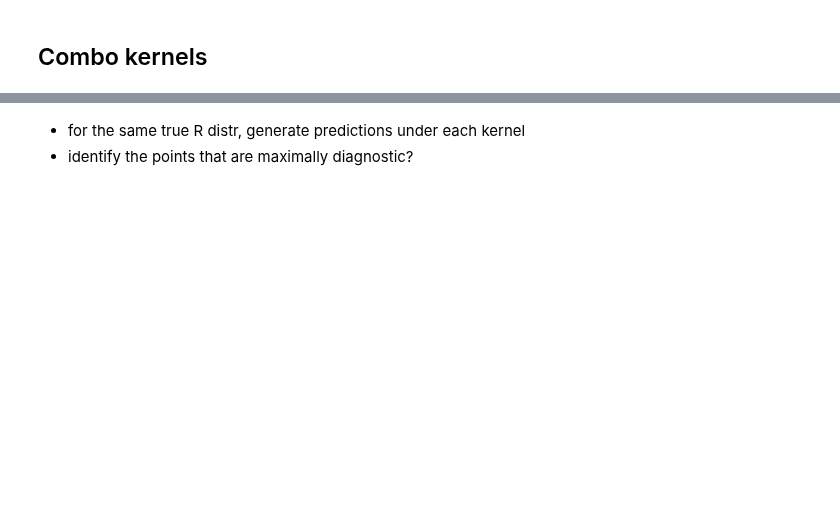
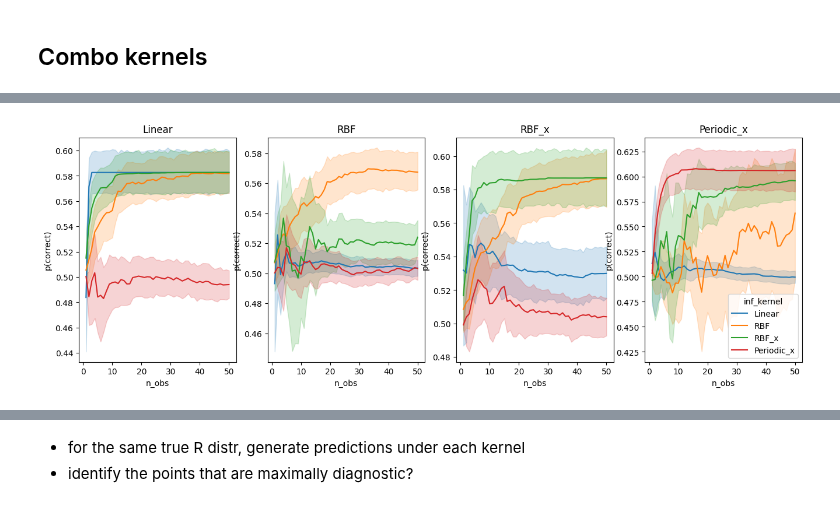
Before and after one commit to tgham/context_exploration, a Jupyter notebook: GP_worlds.ipynb, the cells around one changed output, grey strips where cells are left out. Cells and saved outputs as stored; diff of their text form; code cells hidden in the pictures; blank space fills up the shorter version.

```diff
--- a/GP_worlds.ipynb
+++ b/GP_worlds.ipynb
@@ -337,22 +367,22 @@ for c in range(len(combo_koi)):
     # sample from combo kernel
     combo_k = combo_koi[c][0]*combo_koi[c][1]
     title = combo_names[c][0]+'*'+combo_names[c][1]
-    if GP.k_check(combo_k):
+    if gp.k_check(combo_k):
         print(title)
         continue
     ax = plt.subplot(4,7,c+1, )
     # ax = axs.flatten()[c]
     # ax = axs[0,c]
-    samples = GP.sample(combo_k)
-    GP.plot_r(samples, ax, title)
+    samples = gp.sample(combo_k)
+    gp.plot_r(samples, ax, title)
 
     ## posterior inference
     # n_obs = 4
-    # obs, post_mean = GP.predict_rewards(combo_k, samples, n_obs)
-    # GP.plot_obs(obs, ax)
+    # obs, post_mean = gp.predict_rewards(combo_k, samples, n_obs)
+    # gp.plot_obs(obs, ax)
     # # ax = axs2.flatten()[c]
     # ax = axs[1,c]
-    # GP.plot_r(post_mean.reshape(N,N), ax)
+    # gp.plot_r(post_mean.reshape(N,N), ax)
 
 
     ## plot the kernel itself
@@ -363,0 +398,18 @@ Linear_x*Linear_y
+# %%
+# gp.gen_preds(samples, n_obs)
+n_pred = n_obs
+pred_idx = np.random.randint(0, N**2, size=(n_pred, 2))
+
+## map these observations to the grid and get the reward values
+pred_coords = np.column_stack(np.unravel_index(pred_idx, (N, N)))[:,np.array([0,2,1,3])].reshape(-1,2,2)
+pred_rewards = samples[pred_coords[:, 0], pred_coords[:, 1]] #i.e. the true rewards
+# preds = np.column_stack([pred_idx, pred_coords, pred_rewards])
+
+print(pred_idx.shape)
+print(pred_coords.shape)
+print(pred_rewards.shape)
+
+## combine preds together into a 5x4x2 array
+preds = np.column_stack([pred_idx, pred_rewards])
+preds = np.column_stack([preds, pred_coords.reshape(-1,4)])
+# preds = np.column_stack([pred_idx, pred_rewards])
@@ -457,0 +614,9 @@ for params in param_combos:
+# %%
+fig, axs = plt.subplots(1, n_k, figsize=(4*n_k, 5))
+for gki, gen_k in enumerate(df_gp['gen_kernel'].unique()):
+    sns.lineplot(data = df_gp.loc[df_gp['gen_kernel']==gen_k], x = 'n_obs', y = 'p(correct)', hue = 'inf_kernel', ax = axs[gki], legend = gki==n_k-1)
+    axs[gki].set_title(gen_k)
+# sns.lineplot(data = df_gp.loc[df_gp['gen_kernel']=='Linear'], x = 'n_obs', y = 'p(correct)', hue = 'inf_kernel')
+# df_gp.head(100)
+# %% [output]
+[figure, added]
```
Also changed, not shown: parts of 14 cells of this notebook, 2 other files.
